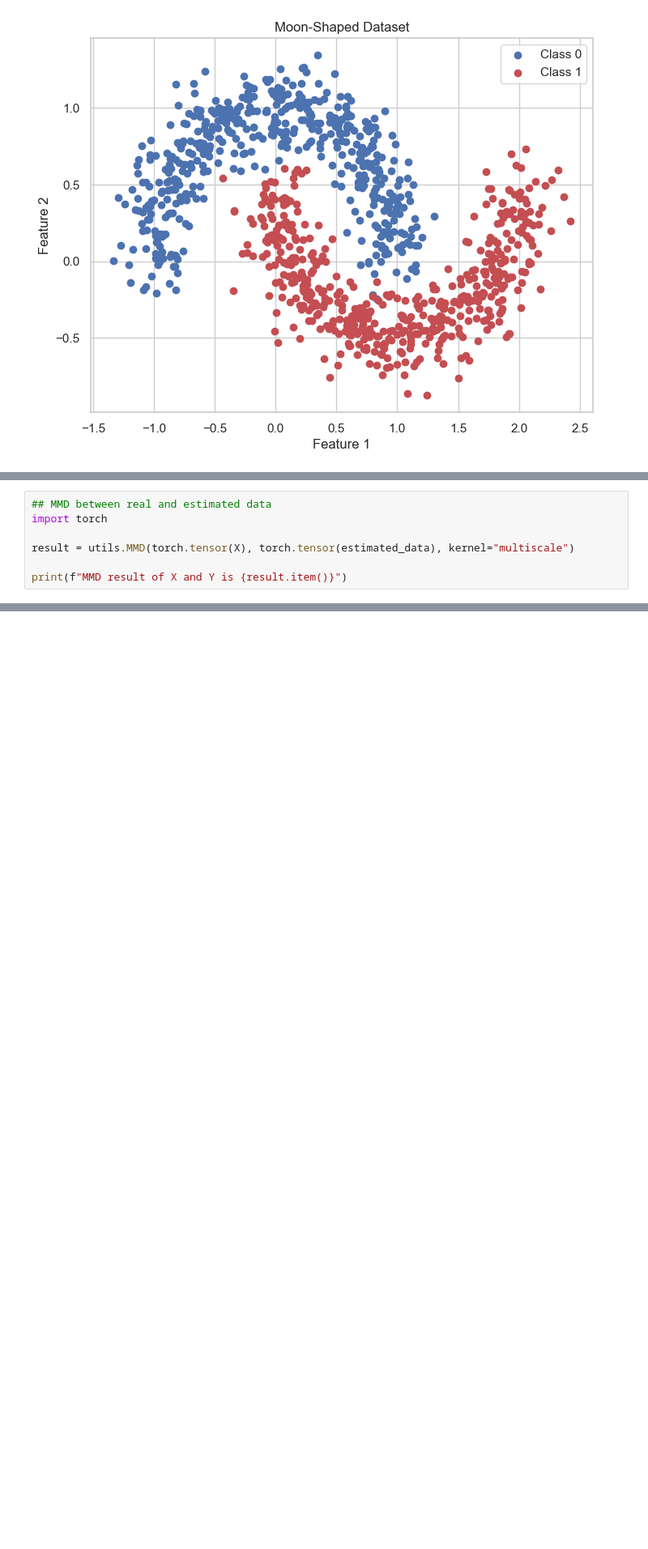
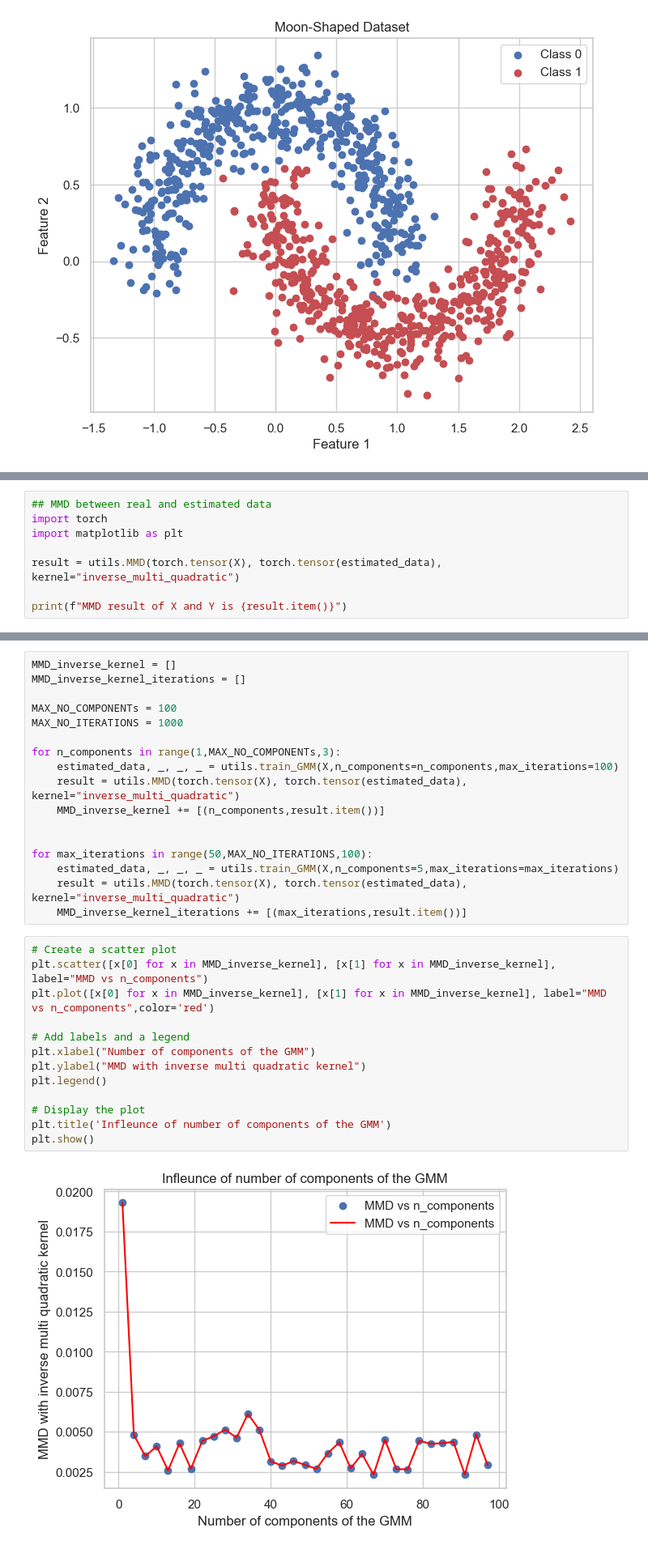
Before and after one commit to PrioteasaAndrei/GAN-Assigment-1, a Jupyter notebook: src/part1/gaussian.ipynb, the cells around one changed output, grey strips where cells are left out. Shown at 81% size. Cells and saved outputs as stored; diff of their text form; blank space fills up the shorter version.

```diff
--- a/src/part1/gaussian.ipynb
+++ b/src/part1/gaussian.ipynb
@@ -61,8 +61,9 @@ plt.show()
 # %%
 ## MMD between real and estimated data
 import torch
+import matplotlib as plt
 
-result = utils.MMD(torch.tensor(X), torch.tensor(estimated_data), kernel="multiscale")
+result = utils.MMD(torch.tensor(X), torch.tensor(estimated_data), kernel="inverse_multi_quadratic")
 
 print(f"MMD result of X and Y is {result.item()}")
 # %% [output]
@@ -69,0 +73,32 @@ MMD result of X and Y is 0.060326479375362396
+# %%
+MMD_inverse_kernel = []
+MMD_inverse_kernel_iterations = []
+
+MAX_NO_COMPONENTs = 100
+MAX_NO_ITERATIONS = 1000
+
+for n_components in range(1,MAX_NO_COMPONENTs,3):
+    estimated_data, _, _, _ = utils.train_GMM(X,n_components=n_components,max_iterations=100)
+    result = utils.MMD(torch.tensor(X), torch.tensor(estimated_data), kernel="inverse_multi_quadratic")
+    MMD_inverse_kernel += [(n_components,result.item())]
+
+
+for max_iterations in range(50,MAX_NO_ITERATIONS,100):
+    estimated_data, _, _, _ = utils.train_GMM(X,n_components=5,max_iterations=max_iterations)
+    result = utils.MMD(torch.tensor(X), torch.tensor(estimated_data), kernel="inverse_multi_quadratic")
+    MMD_inverse_kernel_iterations += [(max_iterations,result.item())]
+# %%
+# Create a scatter plot
+plt.scatter([x[0] for x in MMD_inverse_kernel], [x[1] for x in MMD_inverse_kernel], label="MMD vs n_components")
+plt.plot([x[0] for x in MMD_inverse_kernel], [x[1] for x in MMD_inverse_kernel], label="MMD vs n_components",color='red')
+
+# Add labels and a legend
+plt.xlabel("Number of components of the GMM")
+plt.ylabel("MMD with inverse multi quadratic kernel")
+plt.legend()
+
+# Display the plot
+plt.title('Infleunce of number of components of the GMM')
+plt.show()
+# %% [output]
+[figure, added]
```
Also changed, not shown: parts of 14 cells of this notebook, 1 other file.
